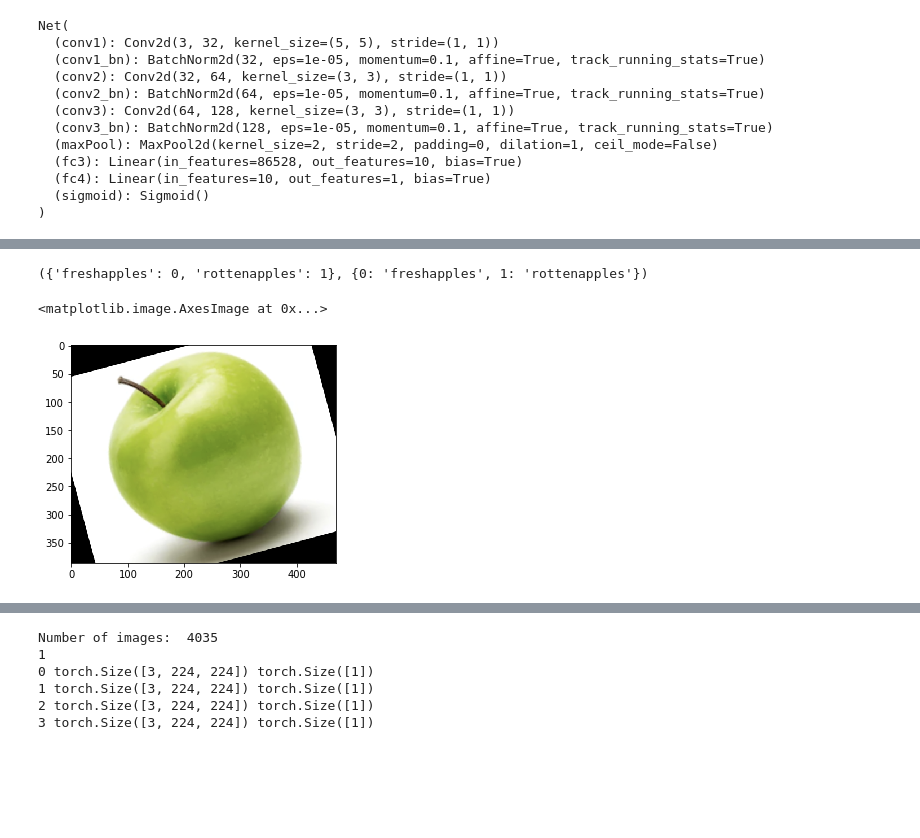
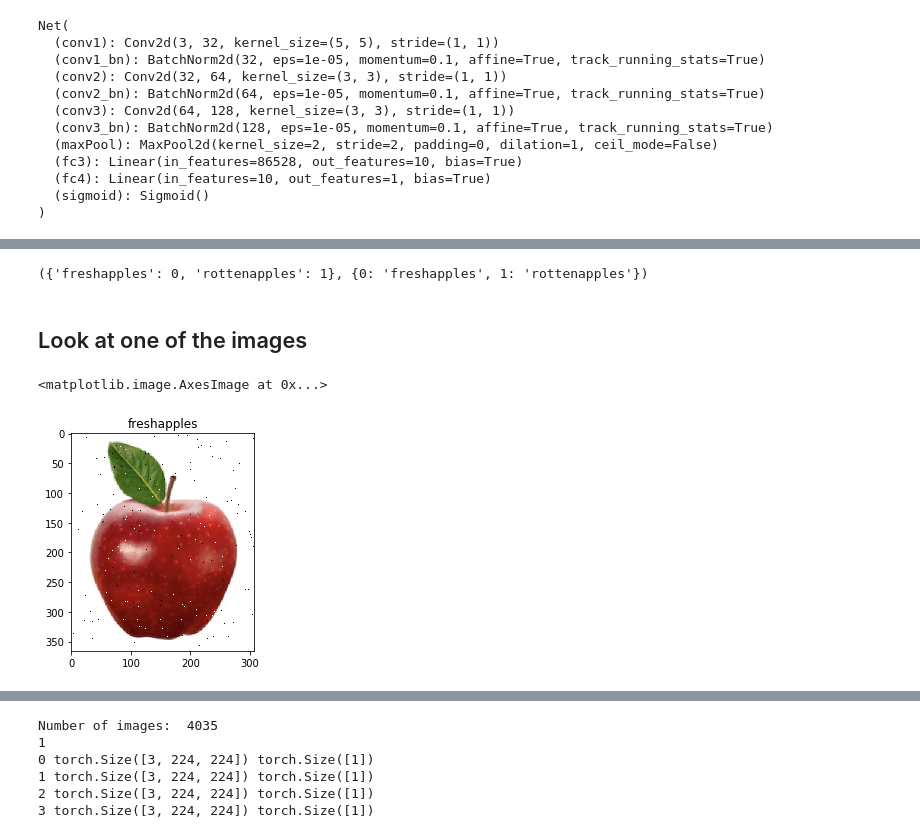
Before and after one commit to RenSilvaAU/fruit-tl, a Jupyter notebook: Fruit_Classifier.ipynb, the cells around one changed output, grey strips where cells are left out. Drawn from its saved outputs; the diff is of its cells as text; code cells hidden in the pictures; blank space fills up the shorter version.

```diff
--- a/Fruit_Classifier.ipynb
+++ b/Fruit_Classifier.ipynb
@@ -94,17 +120,27 @@ def extractClassNames(folder):
         translator[i] = c
 
     return newdict,translator
-# %%
-print(extractClassNames('data/training'))
-# %% [output]
-({'freshapples': 0, 'rottenapples': 1}, {0: 'freshapples', 1: 'rottenapples'})
+# %%
+## testing the helper for classes
+print(extractClassNames('data/training'))
+# %% [output]
+({'freshapples': 0, 'rottenapples': 1}, {0: 'freshapples', 1: 'rottenapples'})
+# %% [markdown]
+## Look at one of the images
 # %%
+# a quick look at one of the loaded images
+
 import matplotlib.image as mpimg
+import random
+
 files = glob.glob(os.path.join('data/training','*/*'))
 
-image = mpimg.imread(files[1])
+image_file_name = files[random.randint(800,1000)]
 
+image = mpimg.imread(image_file_name)
+
+plt.title(getFileClass(image_file_name))
 plt.imshow(image)
 # %% [output]
 <matplotlib.image.AxesImage at 0x...>
-[figure, old version]
+[figure, new version]
```
Also changed, not shown: parts of 28 cells of this notebook, 1 other file.
